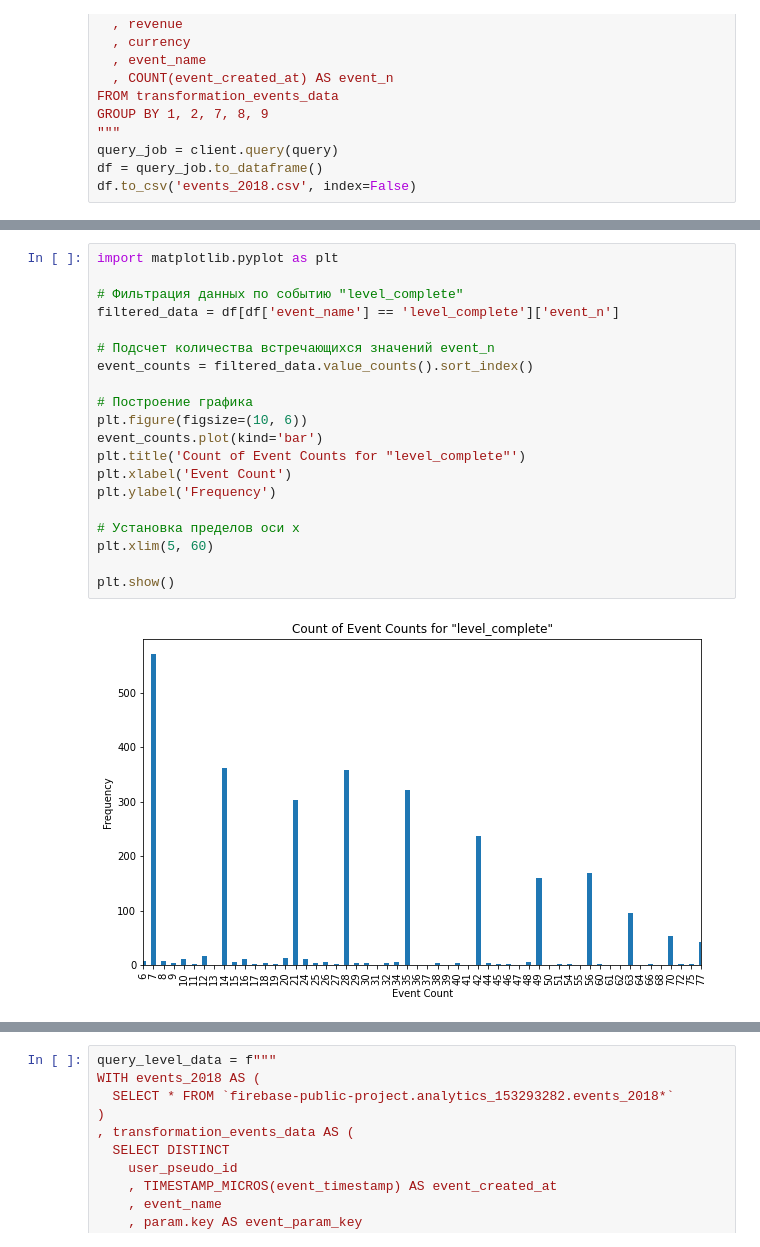
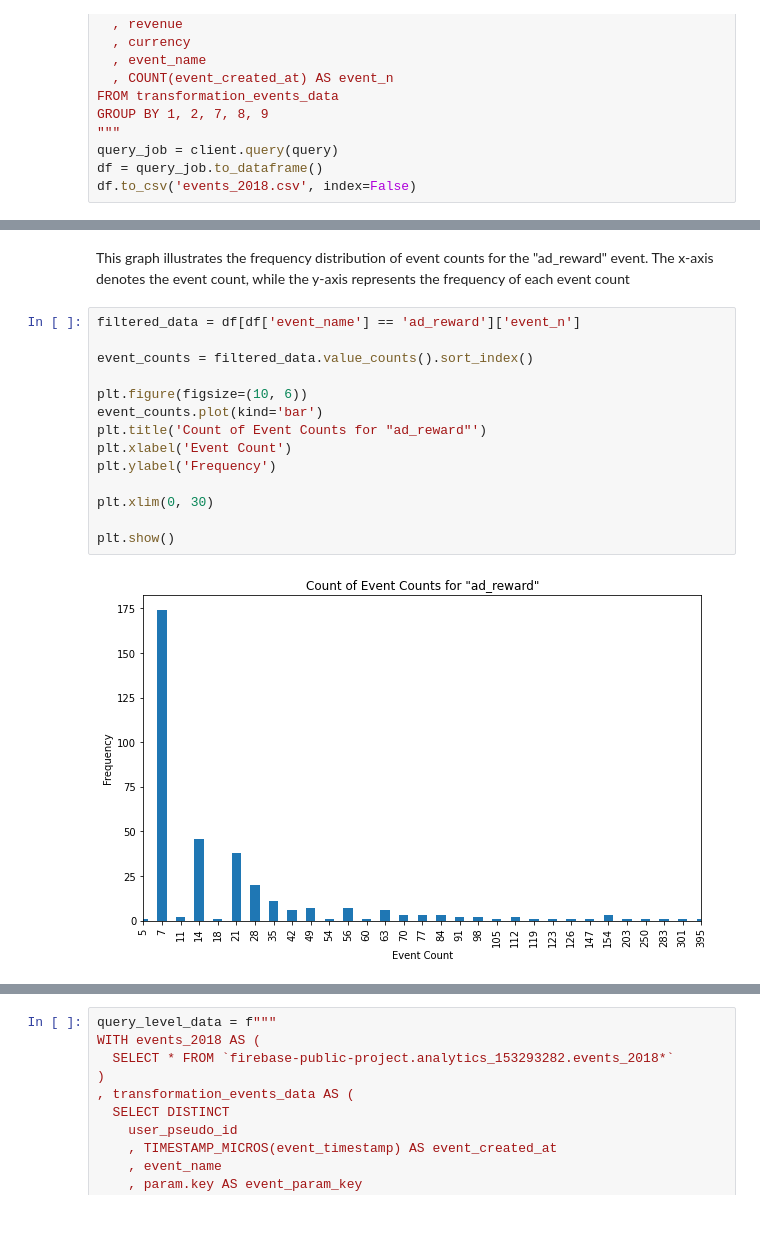
Before and after one commit to Zavadskiy/test_analyst, a Jupyter notebook: test_task_analyst.ipynb, the cells around one changed output, grey strips where cells are left out. Drawn from its saved outputs; the diff is of its cells as text; blank space fills up the shorter version.

```diff
--- a/test_task_analyst.ipynb
+++ b/test_task_analyst.ipynb
@@ -175,22 +234,18 @@ plt.show()
+# %% [markdown]
+This graph illustrates the frequency distribution of event counts for the "ad_reward" event. The x-axis denotes the event count, while the y-axis represents the frequency of each event count
 # %%
-import matplotlib.pyplot as plt
+filtered_data = df[df['event_name'] == 'ad_reward']['event_n']
 
-# Фильтрация данных по событию "level_complete"
-filtered_data = df[df['event_name'] == 'level_complete']['event_n']
-
-# Подсчет количества встречающихся значений event_n
 event_counts = filtered_data.value_counts().sort_index()
 
-# Построение графика
 plt.figure(figsize=(10, 6))
 event_counts.plot(kind='bar')
-plt.title('Count of Event Counts for "level_complete"')
+plt.title('Count of Event Counts for "ad_reward"')
 plt.xlabel('Event Count')
 plt.ylabel('Frequency')
 
-# Установка пределов оси x
-plt.xlim(5, 60)
+plt.xlim(0, 30)
 
 plt.show()
 # %% [output]
-[figure, old version]
+[figure, new version]
```
Also changed, not shown: parts of 52 cells of this notebook.
